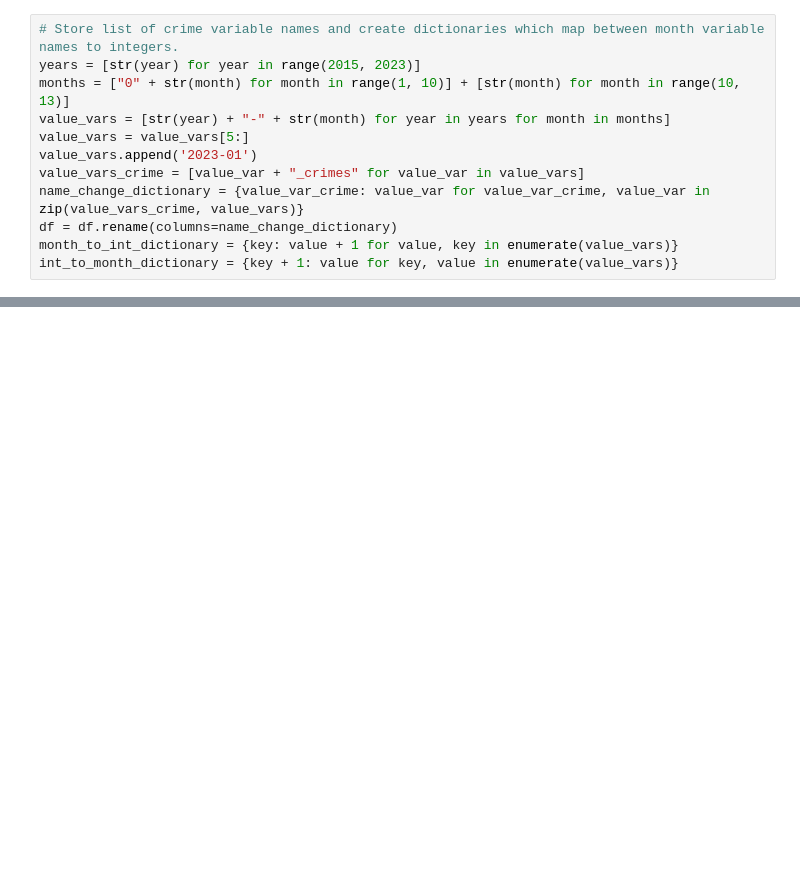
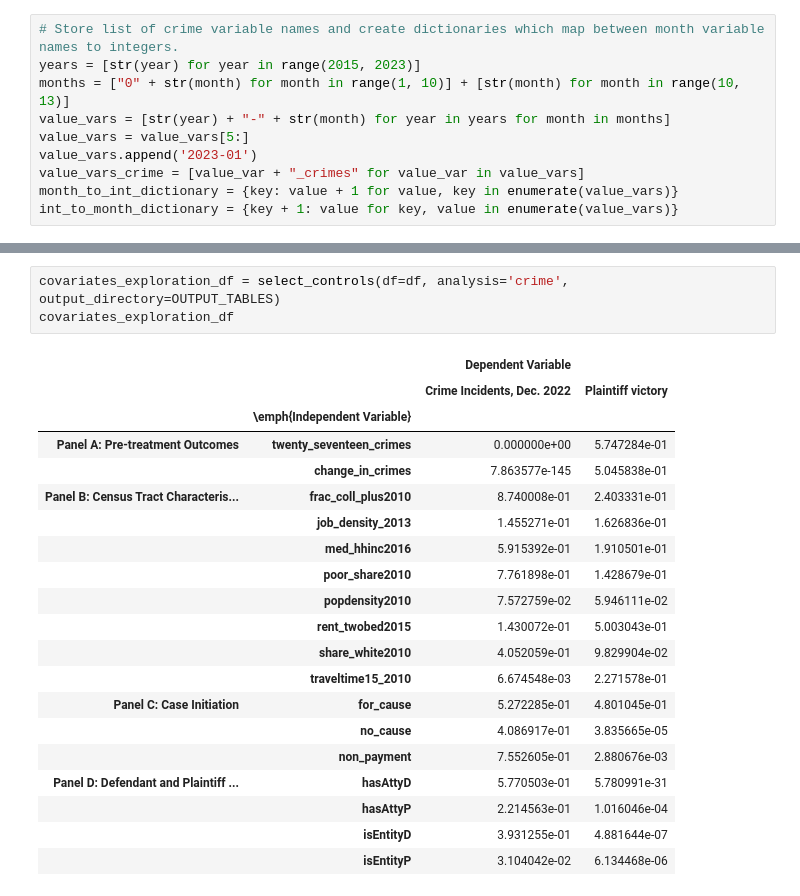
Before and after one commit to arjun-shanmugam/seniorthesis, a Jupyter notebook: src/02_analysis/03_DiD_crime_estimates.ipynb, the cells around one changed output, grey strips where cells are left out. Cells and saved outputs as stored; diff of their text form; blank space fills up the shorter version.

```diff
--- a/src/02_analysis/03_DiD_crime_estimates.ipynb
+++ b/src/02_analysis/03_DiD_crime_estimates.ipynb
@@ -29,7 +30,5 @@ value_vars = [str(year) + "-" + str(month) for year in years for month in months
 value_vars = value_vars[5:]
 value_vars.append('2023-01')
 value_vars_crime = [value_var + "_crimes" for value_var in value_vars]
-name_change_dictionary = {value_var_crime: value_var for value_var_crime, value_var in zip(value_vars_crime, value_vars)}
-df = df.rename(columns=name_change_dictionary)
 month_to_int_dictionary = {key: value + 1 for value, key in enumerate(value_vars)}
 int_to_month_dictionary = {key + 1: value for key, value in enumerate(value_vars)}
@@ -89,0 +35,24 @@ covariate_exploration_df
+# %%
+covariates_exploration_df = select_controls(df=df, analysis='crime', output_directory=OUTPUT_TABLES)
+covariates_exploration_df
+# %% [output]
+|  |  | Dependent Variable |  |
+|  |  | Crime Incidents, Dec. 2022 | Plaintiff victory |
+|  | \emph{Independent Variable} |  |  |
+| Panel A: Pre-treatment Outcomes | twenty_seventeen_crimes | 0.000000e+00 | 5.747284e-01 |
+|  | change_in_crimes | 7.863577e-145 | 5.045838e-01 |
+| Panel B: Census Tract Characteris... | frac_coll_plus2010 | 8.740008e-01 | 2.403331e-01 |
+|  | job_density_2013 | 1.455271e-01 | 1.626836e-01 |
+|  | med_hhinc2016 | 5.915392e-01 | 1.910501e-01 |
+|  | poor_share2010 | 7.761898e-01 | 1.428679e-01 |
+|  | popdensity2010 | 7.572759e-02 | 5.946111e-02 |
+|  | rent_twobed2015 | 1.430072e-01 | 5.003043e-01 |
+|  | share_white2010 | 4.052059e-01 | 9.829904e-02 |
+|  | traveltime15_2010 | 6.674548e-03 | 2.271578e-01 |
+| Panel C: Case Initiation | for_cause | 5.272285e-01 | 4.801045e-01 |
+|  | no_cause | 4.086917e-01 | 3.835665e-05 |
+|  | non_payment | 7.552605e-01 | 2.880676e-03 |
+| Panel D: Defendant and Plaintiff ... | hasAttyD | 5.770503e-01 | 5.780991e-31 |
+|  | hasAttyP | 2.214563e-01 | 1.016046e-04 |
+|  | isEntityD | 3.931255e-01 | 4.881644e-07 |
+|  | isEntityP | 3.104042e-02 | 6.134468e-06 |
```
Also changed, not shown: parts of 11 cells of this notebook, 23 other files.
